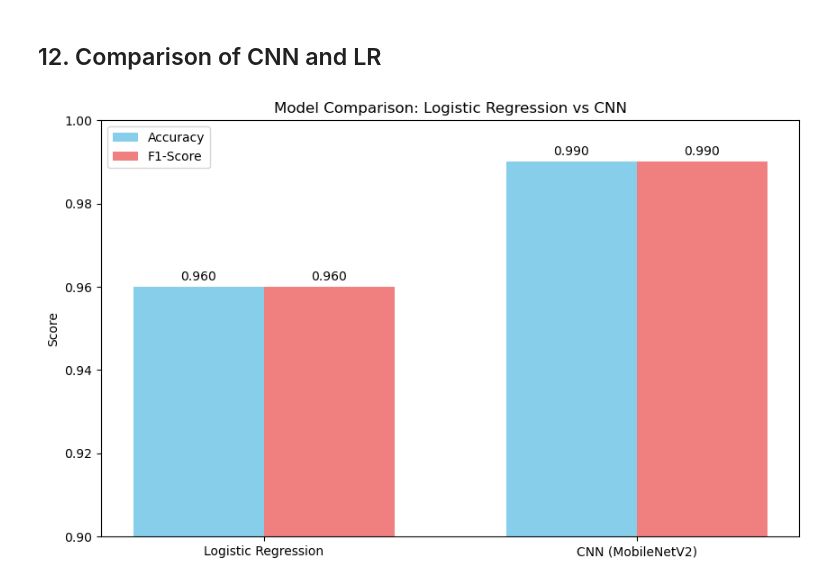
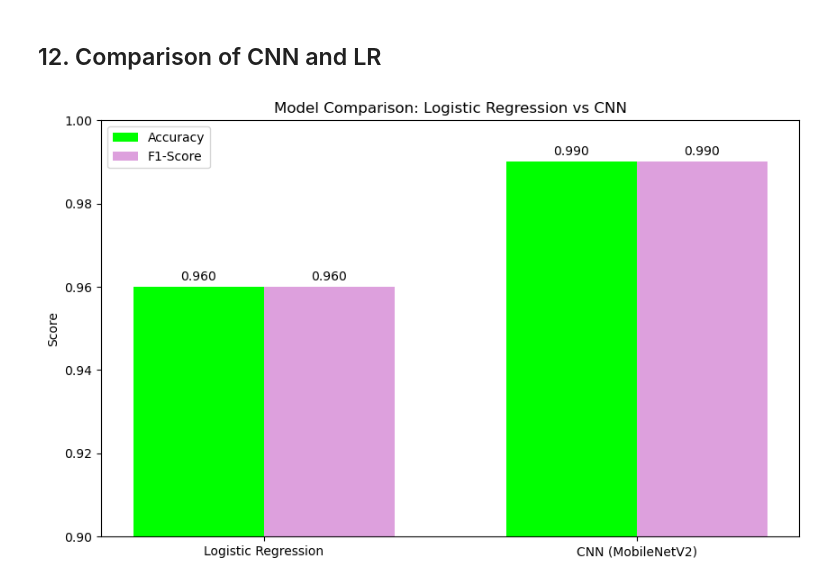
Before and after one commit to connor-richardson/brain-tumor-detection, a Jupyter notebook: main.ipynb, the cells around one changed output. Saved outputs shown, nothing was run; the diff lists cells and outputs as text; code cells hidden in the pictures.

```diff
--- a/main.ipynb
+++ b/main.ipynb
@@ -371,30 +374,30 @@ weighted avg       0.96      0.96      0.96      2412
 # %%
 models = ['Logistic Regression', 'CNN (MobileNetV2)']
 accuracies = [0.96, 0.99]
 f1_scores = [0.96, 0.99]
 
 x = np.arange(len(models))
 width = 0.35
 
 fig, ax = plt.subplots(figsize=(10, 6))
-rects1 = ax.bar(x - width/2, accuracies, width, label='Accuracy', color='skyblue')
-rects2 = ax.bar(x + width/2, f1_scores, width, label='F1-Score', color='lightcoral')
+rects1 = ax.bar(x - width/2, accuracies, width, label='Accuracy', color='lime')
+rects2 = ax.bar(x + width/2, f1_scores, width, label='F1-Score', color='plum')
 
 ax.set_ylabel('Score')
 ax.set_title('Model Comparison: Logistic Regression vs CNN')
 ax.set_xticks(x)
 ax.set_xticklabels(models)
 ax.legend()
 ax.set_ylim([0.9, 1.0])
 
 for rect in rects1 + rects2:
     height = rect.get_height()
     ax.annotate(f'{height:.3f}',
                 xy=(rect.get_x() + rect.get_width() / 2, height),
                 xytext=(0, 3),
                 textcoords="offset points",
                 ha='center', va='bottom')
 
 plt.show()
 # %% [output]
-[figure, old version]
+[figure, new version]
```
Also changed, not shown: parts of 9 cells of this notebook, 6 other files.
